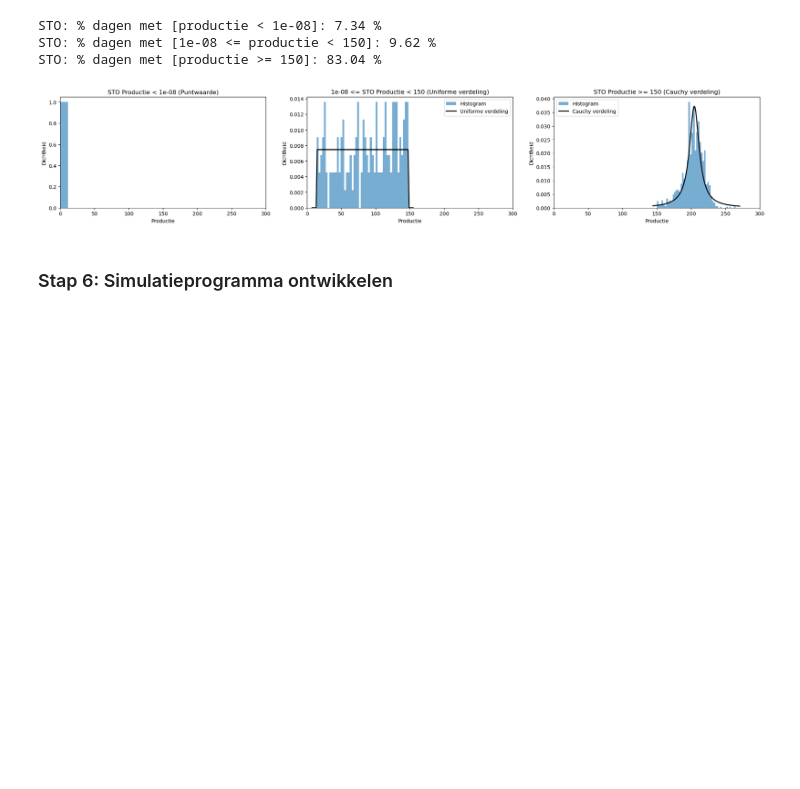
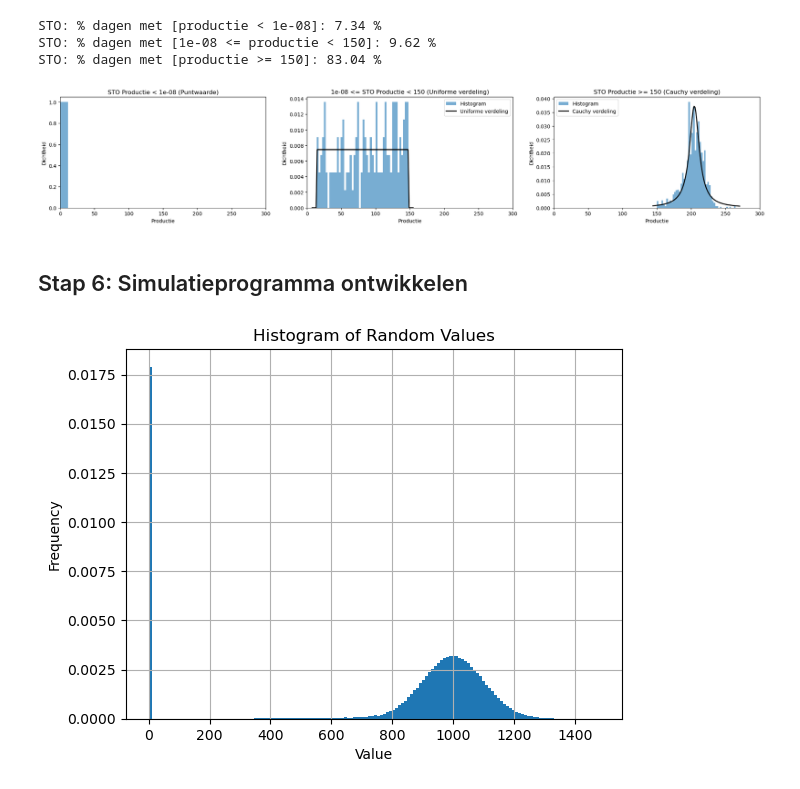
Before and after one commit to craftyraf/project-productie-proces, a Jupyter notebook: notebooks/Deel 1 - productieproces.ipynb, the cells around one changed output. Cells and saved outputs as stored; diff of their text form; code cells hidden in the pictures; blank space fills up the shorter version.

```diff
--- a/notebooks/Deel 1 - productieproces.ipynb
+++ b/notebooks/Deel 1 - productieproces.ipynb
@@ -285,7 +290,39 @@ STO: % dagen met [1e-08 <= productie < 150]: 9.62 %
 STO: % dagen met [productie >= 150]: 83.04 %
 [figure]
 # %% [markdown]
-### Stap 6: Simulatieprogramma ontwikkelen
+## Stap 6: Simulatieprogramma ontwikkelen
+# %%
+#------------RAF------------
+
+# Simuleer 1 dag
+# Example values for the input parameters
+location = 'BRU'
+threshold_1 = 10**(-8)
+threshold_2 = 750
+lower_bound = 350
+upper_bound = 750
+mean = 1000
+stdev = 100
+
+share_1, share_2, share_3, segment_1, segment_2, segment_3 = create_segments(location, threshold_1, threshold_2, combined_df_cleaned)
+
+
+# Input
+num_values = 10**6
+n_days = 1
+
+# Simuleer
+simulated_data = simulate(share_1, share_2, lower_bound, upper_bound, mean, stdev, num_values, n_days)
+
+# Plot
+plt.hist(simulated_data, bins=round(num_values/10**4+50), density=True, alpha=1)
+plt.xlabel('Value')
+plt.ylabel('Frequency')
+plt.title('Histogram of Random Values')
+plt.grid(True)
+plt.show()
+# %% [output]
+[figure, added]
 # %%
 
 # Call generate_uniform_distribution to get the lower and upper bounds
```
Also changed, not shown: parts of 9 cells of this notebook, 1 other file.
